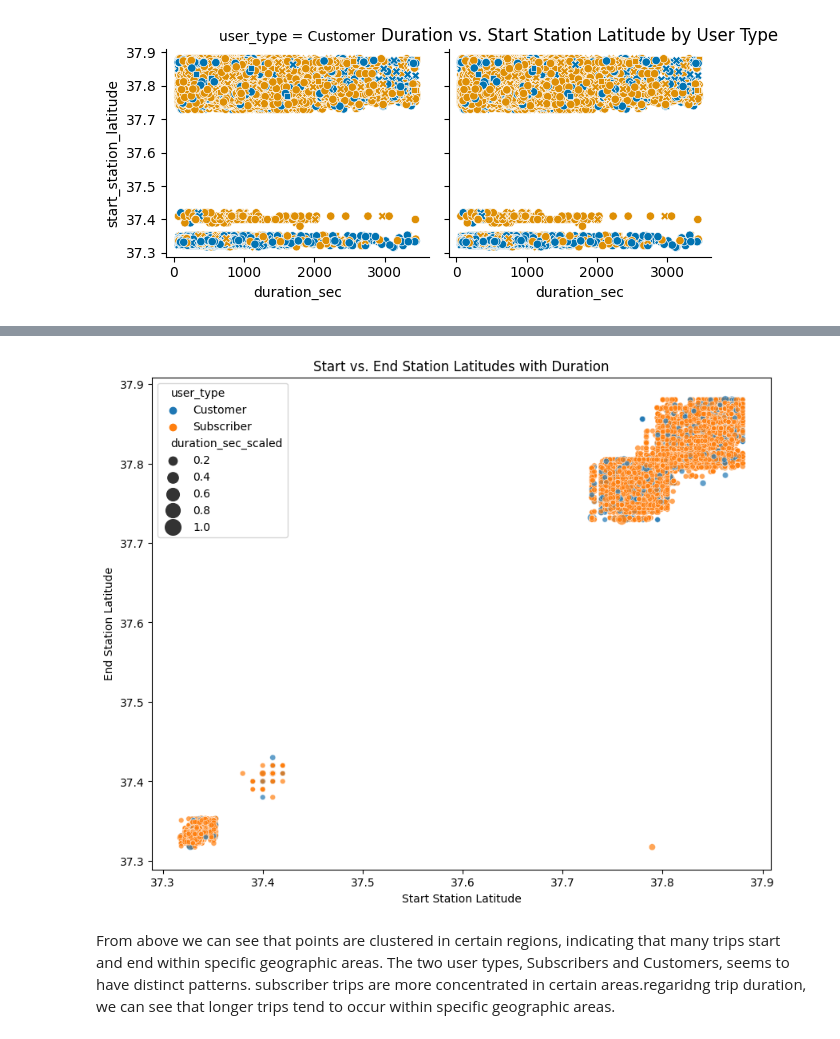
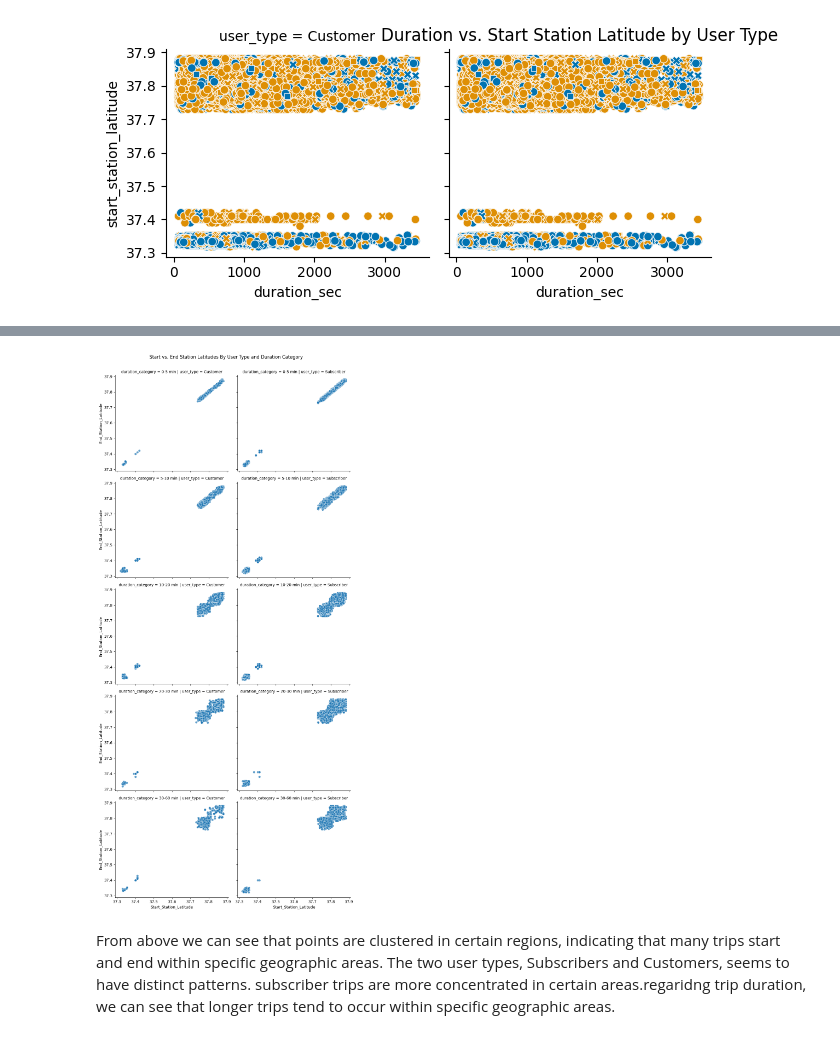
Before and after one commit to naamabenita/clustered-bar, a Jupyter notebook: Part_I_exploration_template.ipynb, the cells around one changed output, grey strips where cells are left out. Cells and saved outputs as stored; diff of their text form; code cells hidden in the pictures.

```diff
--- a/Part_I_exploration_template.ipynb
+++ b/Part_I_exploration_template.ipynb
@@ -375,10 +388,3 @@ plt.title('Duration vs. Start Station Latitude by User Type')
 plt.show()
 # %% [output]
 [figure]
-# %%
-#I want to explore the relationship between the start and end station latitudes of bike trips, with additional information about user type and trip duration encoded
-plt.figure(figsize=(10,8))
-sns.scatterplot(data=df, x='start_station_latitude', y='end_station_latitude', hue='user_type', size=filtered_data['duration_sec'], alpha=0.7)
-plt.title('Start vs. End Station Latitudes with Duration')
-sns.set_palette('colorblind')
-plt.show()
@@ -387,15 +391,21 @@ plt.show()
-# %%
-df['duration_sec_scaled'] = df['duration_sec'] / df['duration_sec'].max()
-plt.figure(figsize=(10, 8))
-sns.scatterplot(data=df, x='start_station_latitude', y='end_station_latitude', hue='user_type',
-                size='duration_sec_scaled', alpha=0.7, sizes=(20, 200))
-plt.title('Start vs. End Station Latitudes with Duration')
-plt.xlabel('Start Station Latitude')
-plt.ylabel('End Station Latitude')
-sns.set_palette('Set2')
-plt.show()
-# %% [output]
-[figure, removed]
+# %%
+#I want to explore the relationship between the start and end station latitudes of bike trips, with additional information about user type and trip duration
+#Cretae bins for 'duration_sec' to categorize durations
+bins = [0, 300, 600, 1200, 1800, 3600] #Example bins in seconds
+labels = ['0-5 min', '5-10 min', '10-20 min', '20-30 min', '30-60 min']
+df['duration_category'] = pd.cut(df['duration_sec'], bins=bins, labels=labels)
+
+#Create a FaceGrid with separate plots for each user type and duration category
+g = sns.FacetGrid(df, col="user_type", row='duration_category', height=4, aspect=1.2, palette='colorblind')
+g.map(sns.scatterplot, 'start_station_latitude', 'end_station_latitude', alpha=0.7)
+
+#Add titles and labels
+g.set_axis_labels('Start_Station_Latitude', 'End_Station_Latitude')
+g.fig.suptitle('Start vs. End Station Latitudes By User Type and Duration Category', y=1.02)
+
+plt.show()
+# %% [output]
+[figure, added]
 # %% [markdown]
 From above we can see that points are clustered in certain regions, indicating that many trips start and end within specific geographic areas.
 The two user types, Subscribers and Customers, seems to have distinct patterns. subscriber trips are more concentrated in certain areas.regaridng trip duration, we can see that longer trips tend to occur within specific geographic areas.
```
Also changed, not shown: parts of 12 cells of this notebook.
